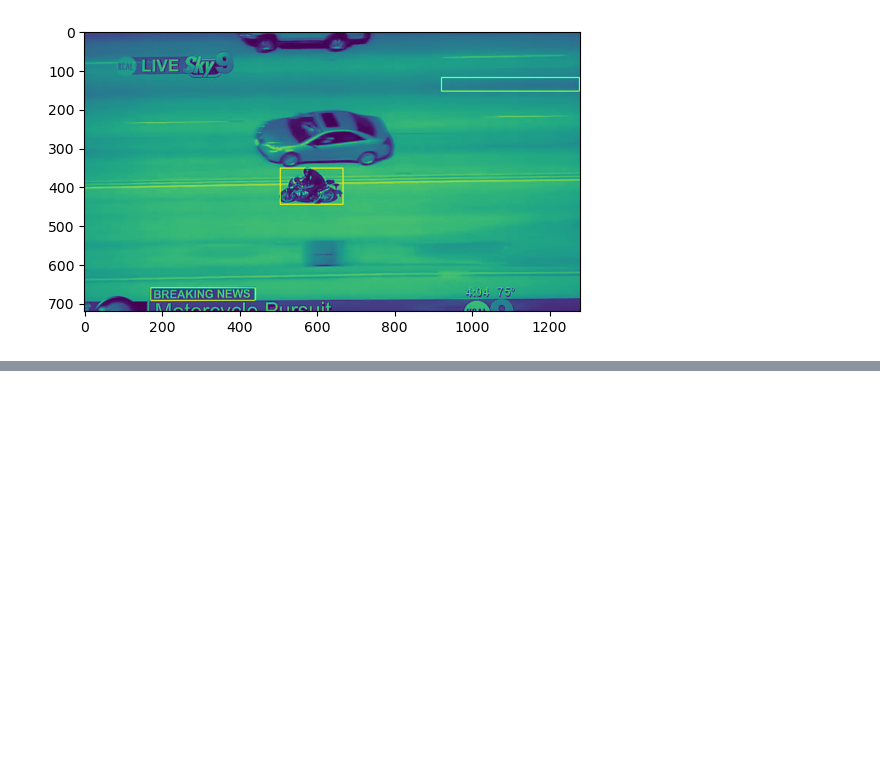
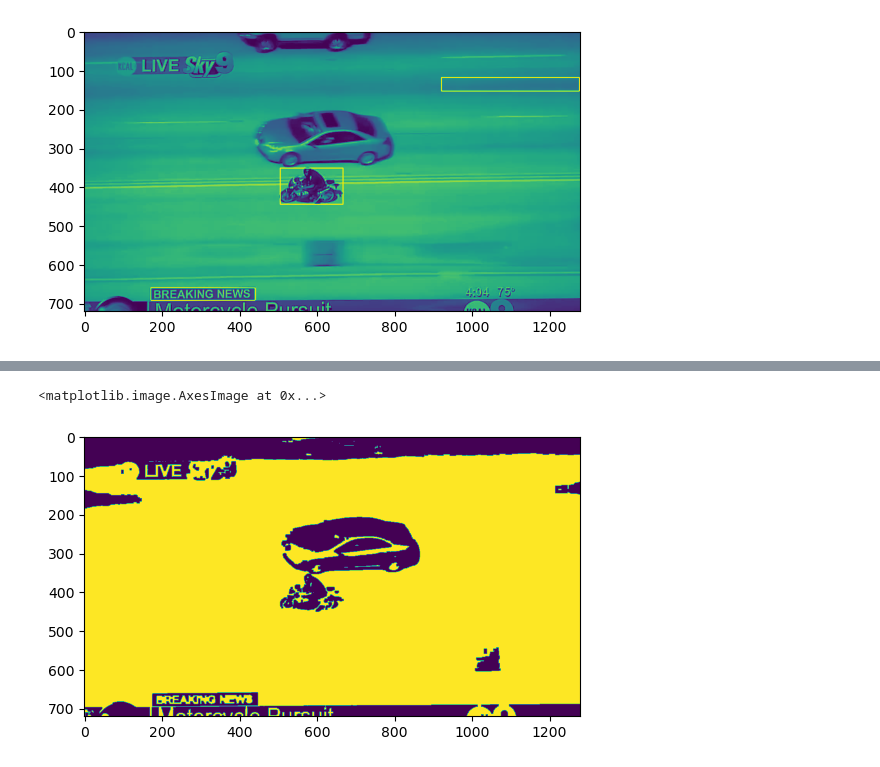
Before and after one commit to ivan-serrano-hernandez/Computer-Vision-project, a Jupyter notebook: Centroid-based Tracking.ipynb, the cells around one changed output, grey strips where cells are left out. Drawn from its saved outputs; the diff is of its cells as text; code cells hidden in the pictures; blank space fills up the shorter version.

```diff
--- a/Centroid-based Tracking.ipynb
+++ b/Centroid-based Tracking.ipynb
@@ -181,0 +228,12 @@ runTracker()
+# %%
+# STEP 3: morphological processing
+kernel = cv2.getStructuringElement(cv2.MORPH_RECT, (3, 3))
+bw = cv2.morphologyEx(bw,
+                           cv2.MORPH_OPEN,
+                           kernel,
+                           iterations=2)
+bw = ~bw
+plt.imshow(bw)
+# %% [output]
+<matplotlib.image.AxesImage at 0x...>
+[figure, added]
```
Also changed, not shown: parts of 11 cells of this notebook.
